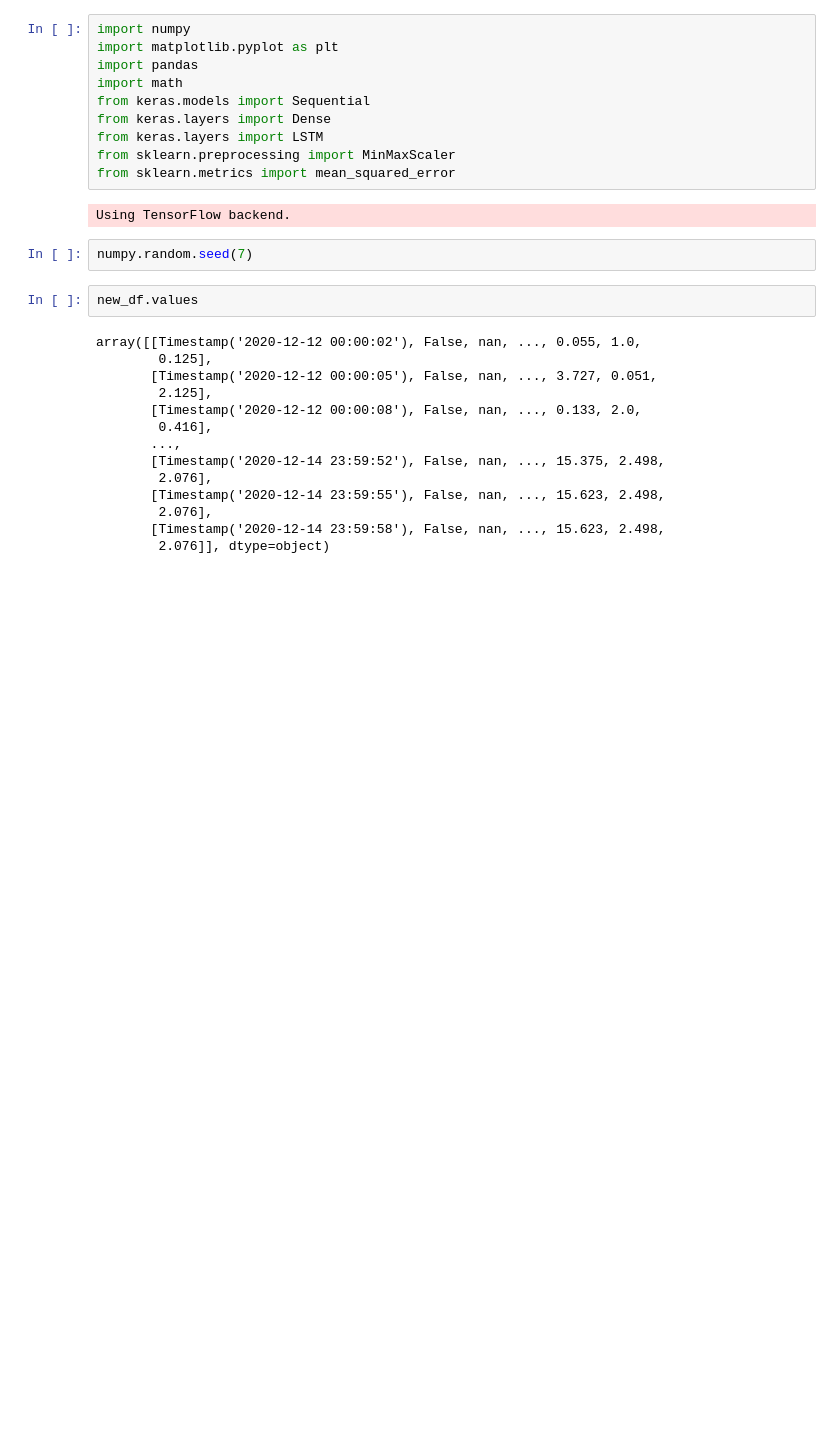
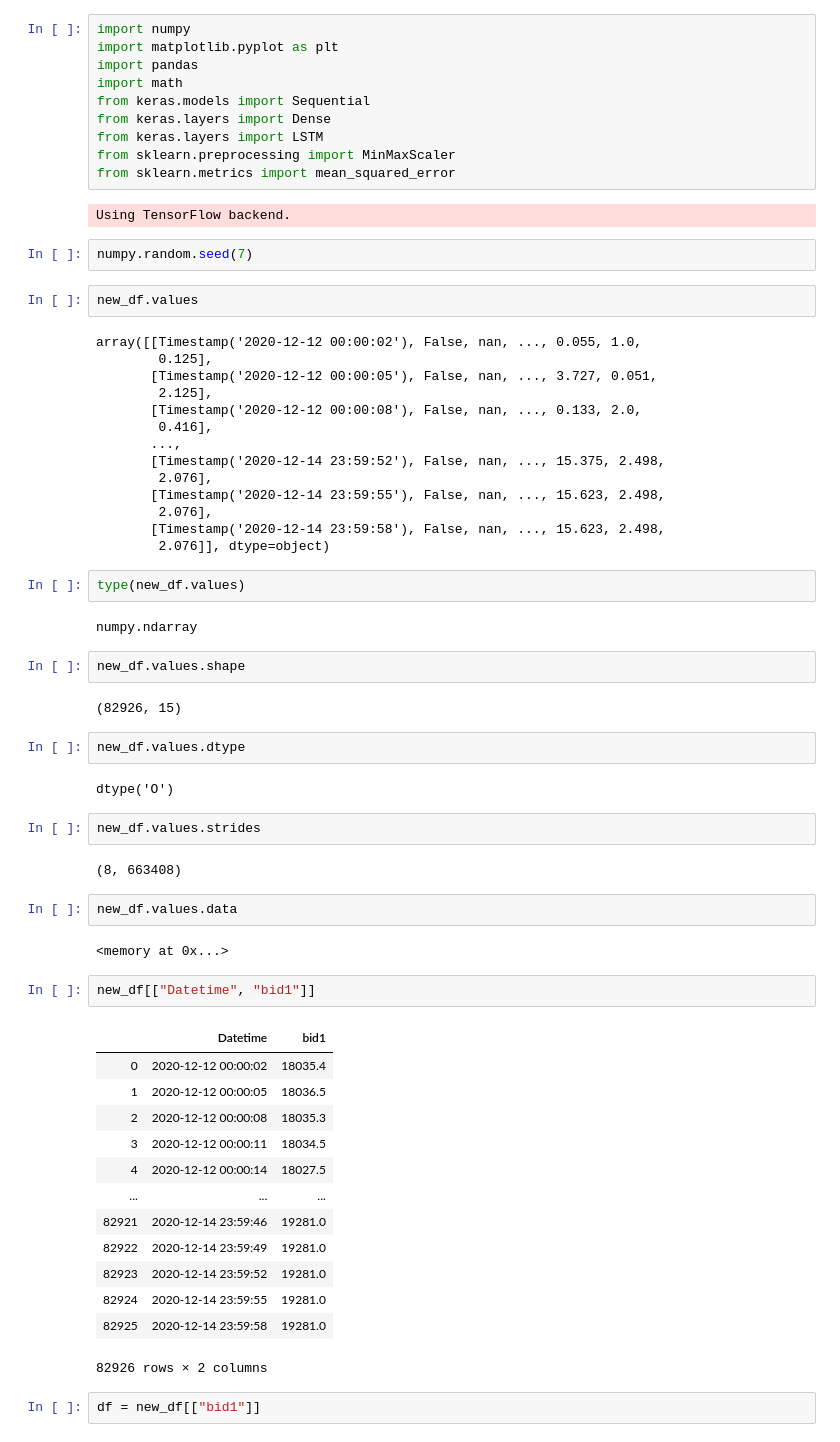
Before and after one commit to TwineTickler/tradingproject, a Jupyter notebook: testing/Untitled.ipynb, the cells around one changed output. Drawn from its saved outputs; the diff is of its cells as text; blank space fills up the shorter version.

```diff
--- a/testing/Untitled.ipynb
+++ b/testing/Untitled.ipynb
@@ -190,3 +190,41 @@ array([[Timestamp('2020-12-12 00:00:02'), False, nan, ..., 0.055, 1.0,
         2.076],
        [Timestamp('2020-12-14 23:59:58'), False, nan, ..., 15.623, 2.498,
         2.076]], dtype=object)
+# %%
+type(new_df.values)
+# %% [output]
+numpy.ndarray
+# %%
+new_df.values.shape
+# %% [output]
+(82926, 15)
+# %%
+new_df.values.dtype
+# %% [output]
+dtype('O')
+# %%
+new_df.values.strides
+# %% [output]
+(8, 663408)
+# %%
+new_df.values.data
+# %% [output]
+<memory at 0x...>
+# %%
+new_df[["Datetime", "bid1"]]
+# %% [output]
+|  | Datetime | bid1 |
+| 0 | 2020-12-12 00:00:02 | 18035.4 |
+| 1 | 2020-12-12 00:00:05 | 18036.5 |
+| 2 | 2020-12-12 00:00:08 | 18035.3 |
+| 3 | 2020-12-12 00:00:11 | 18034.5 |
+| 4 | 2020-12-12 00:00:14 | 18027.5 |
+| ... | ... | ... |
+| 82921 | 2020-12-14 23:59:46 | 19281.0 |
+| 82922 | 2020-12-14 23:59:49 | 19281.0 |
+| 82923 | 2020-12-14 23:59:52 | 19281.0 |
+| 82924 | 2020-12-14 23:59:55 | 19281.0 |
+| 82925 | 2020-12-14 23:59:58 | 19281.0 |
+82926 rows × 2 columns
+# %%
+df = new_df[["bid1"]]
```
Also changed, not shown: parts of 26 cells of this notebook, 3 other files.
